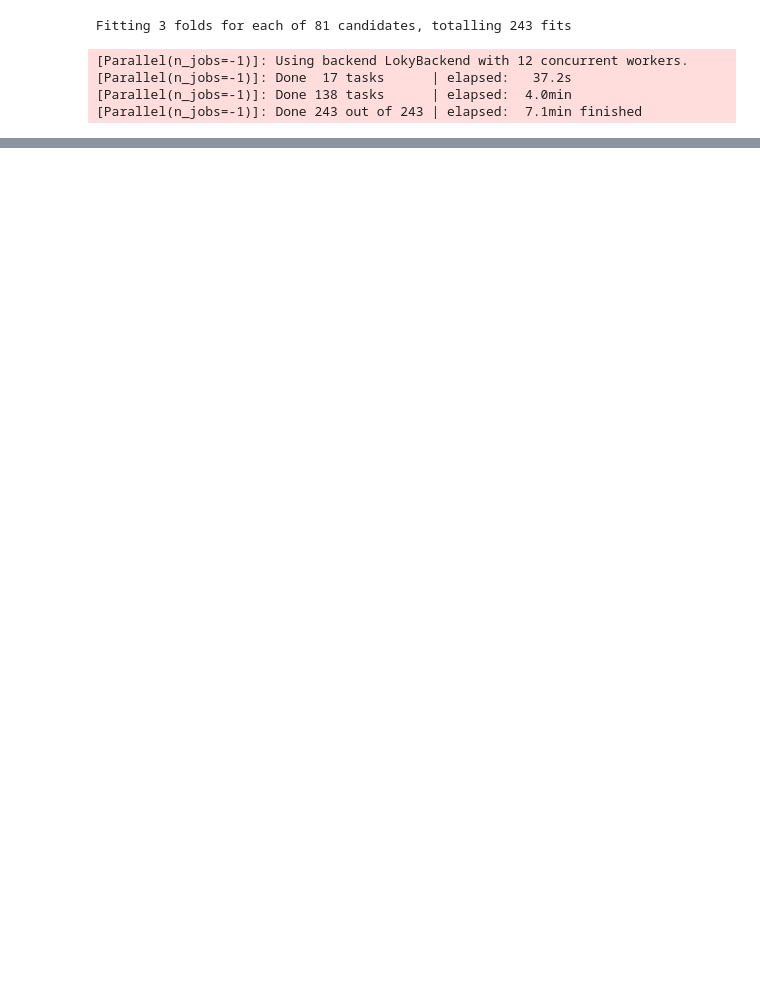
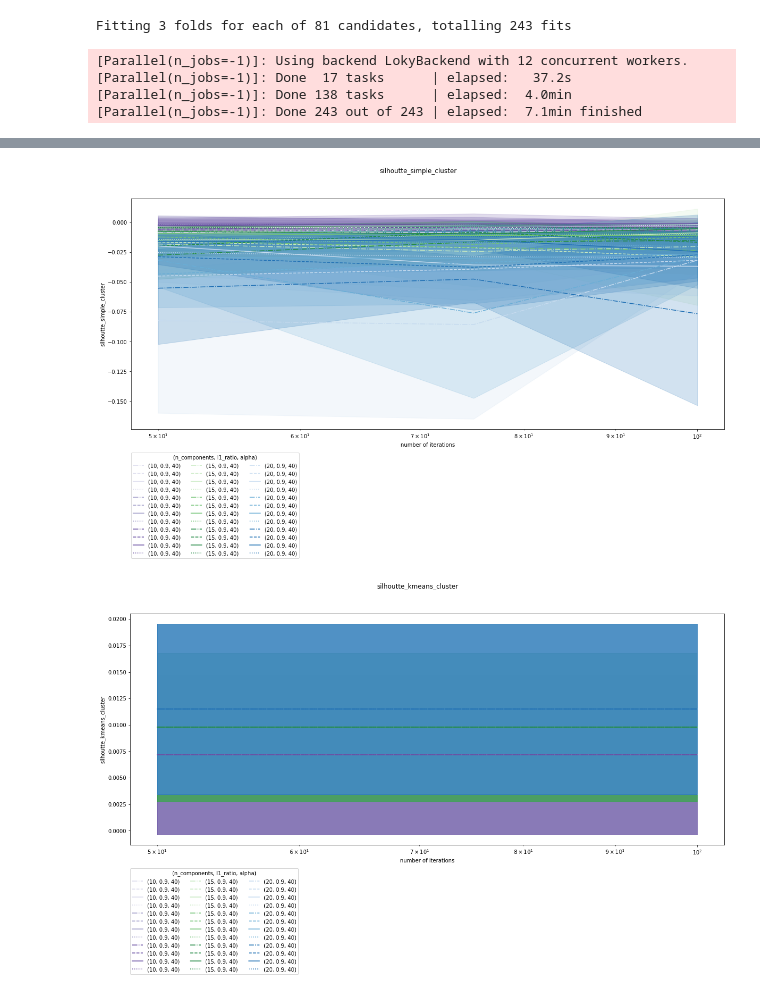
Before and after one commit to craig0a/reading_history_analysis, a Jupyter notebook: 2a - topic_grouping.ipynb, the cells around one changed output, grey strips where cells are left out. Drawn from its saved outputs; the diff is of its cells as text; code cells hidden in the pictures; blank space fills up the shorter version.

Commit message:
Further development on topic clustering

```diff
--- a/2a - topic_grouping.ipynb
+++ b/2a - topic_grouping.ipynb
@@ -435,13 +433,14 @@ scoring = {'silhoutte_simple_cluster':custom_scorer_highest_topic_silhouette,
            'log_likelihood': custom_scorer_log_likelihood,
            'negative_perplexity': custom_scorer_negative_perplexity}
 
+param_grid={'n_components': [10, 15, 20],
+                                    'learning_decay': [.5, .7, .9],
+                                    'learning_offset': [20, 30, 40],
+                                    'max_iter': [50, 75, 100]}
 
 # By default, scoring will be the LDA "score" method, which is log-likelihood
 model_lda = GridSearchCV(LatentDirichletAllocation(),
-                        param_grid={'n_components': [10, 15, 20],
-                                    'learning_decay': [.5, .7, .9],
-                                    'learning_offset': [20, 30, 40],
-                                    'max_iter': [50, 75, 100]},
+                        param_grid=param_grid,
                          scoring = scoring, refit = 'log_likelihood',
                         cv=3, n_jobs = -1, verbose = 2)
 model_lda.fit(word_bag_counts)
@@ -456,0 +546,60 @@ pickle.dump(model_lda, open('gridsearchcv_lda_customScoring.pkl', 'wb'))
+# %%
+scoring = {'silhoutte_simple_cluster':custom_scorer_highest_topic_silhouette,
+           'silhoutte_kmeans_cluster': custom_scorer_kmeans_silhouette,
+           'calinski_harabasz_simple_cluster':custom_scorer_highest_topic_calinski_harabasz,
+           'calinski_harabasz_kmeans_cluster': custom_scorer_kmeans_calinski_harabasz,
+           #'log_likelihood': custom_scorer_log_likelihood,
+           #'negative_perplexity': custom_scorer_negative_perplexity
+          }
+
+param_grid={'n_components': [10, 15, 20],
+                                    'alpha': [0.5, .1, .2, .4],
+                                    'l1_ratio': [0.25,0.5,0.75],
+                                    'max_iter': [50, 75, 100]}
+
+
+
+results = None
+
+for score in scoring.keys():
+    if results is None:
+        results = pd.DataFrame(model_nmf.cv_results_['mean_test_'+score], columns = ['mean_test_'+score])\
+                     .join(pd.DataFrame(model_nmf.cv_results_['std_test_'+score], columns = ['std_test_'+score]))
+    else:
+        results = results.join(pd.DataFrame(model_nmf.cv_results_['mean_test_'+score], columns = ['mean_test_'+score]))\
+                     .join(pd.DataFrame(model_nmf.cv_results_['std_test_'+score], columns = ['std_test_'+score]))
+for param in param_grid.keys():
+    results = results.join(pd.DataFrame(model_nmf.cv_results_['param_'+param].data, columns = [param]))
+
+for score in scoring.keys():
+    fig, ax = plt.subplots(1,1, figsize = (20,8))
+    fig.suptitle(score)
+
+    color_group_map = {10: 'Purples', 15: 'Greens', 20: 'Blues'}
+    l1_ratio_map = {0.25: 0.25, 0.5: 0.5, 0.75:0.75}
+    alpha_map = {0.5:':', 0.1:'-.', 0.2:'--',0.4:'-'}
+
+    for n_components, color_group in results.groupby('n_components'):
+        cmap = matplotlib.cm.get_cmap(color_group_map[n_components])
+        for l1_ratio, intensity_group in color_group.groupby('l1_ratio'):
+            color = cmap(l1_ratio_map[l1_ratio])
+            for alpha, linestyle_group in intensity_group.groupby('alpha'):
+                linestyle = alpha_map[alpha]
+                linestyle_group = linestyle_group.sort_values('max_iter')
+
+                ax.plot(linestyle_group['max_iter'], linestyle_group['mean_test_'+score],
+                                          color = color, linestyle = linestyle,
+                                          label = '(%d, %.1f, %d)'%(n_components, learning_decay, learning_offset))
+                ax.fill_between(x = linestyle_group['max_iter'].astype(float),
+                               y1 = linestyle_group['mean_test_'+score] - 1.96*linestyle_group['std_test_'+score],
+                               y2 = linestyle_group['mean_test_'+score] + 1.96*linestyle_group['std_test_'+score],
+                               color = color, alpha = 0.2)
+    ax.legend(title = '(n_components, l1_ratio, alpha)',
+              ncol = 3, bbox_to_anchor=(0, -0.1), loc=2, borderaxespad=0.)
+
+    ax.set_xscale('log')
+    ax.set_xlabel('number of iterations')
+    ax.set_ylabel(score)
+# %% [output]
+[figure, added]
+[figure, added]
```
Also changed, not shown: parts of 5 cells of this notebook, 2 other files.
